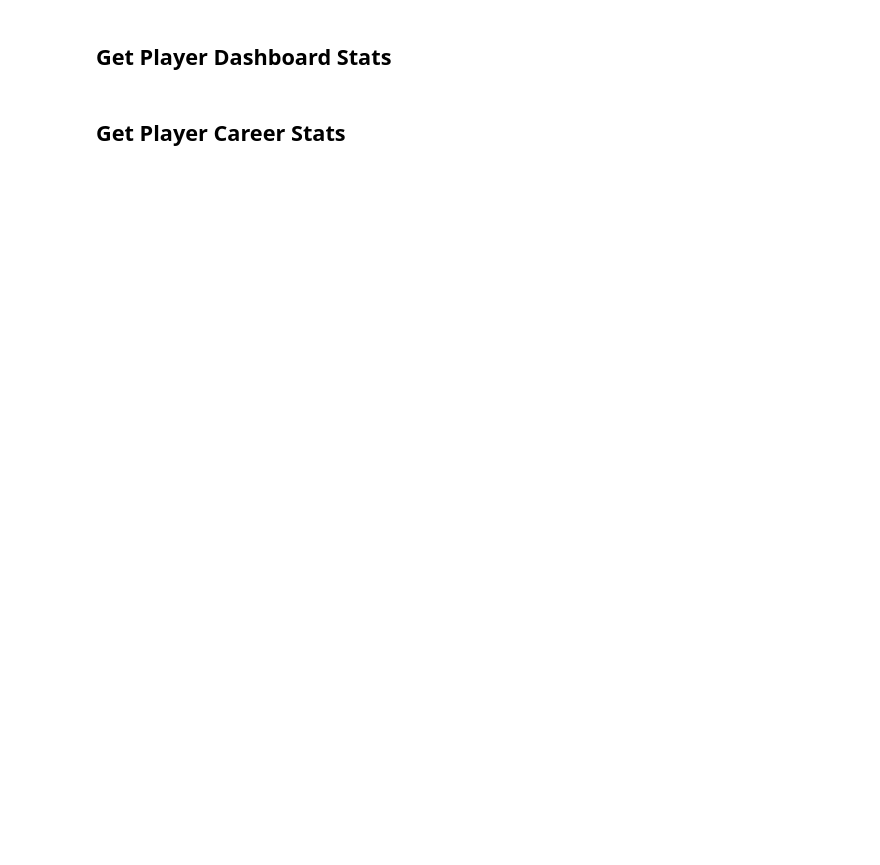
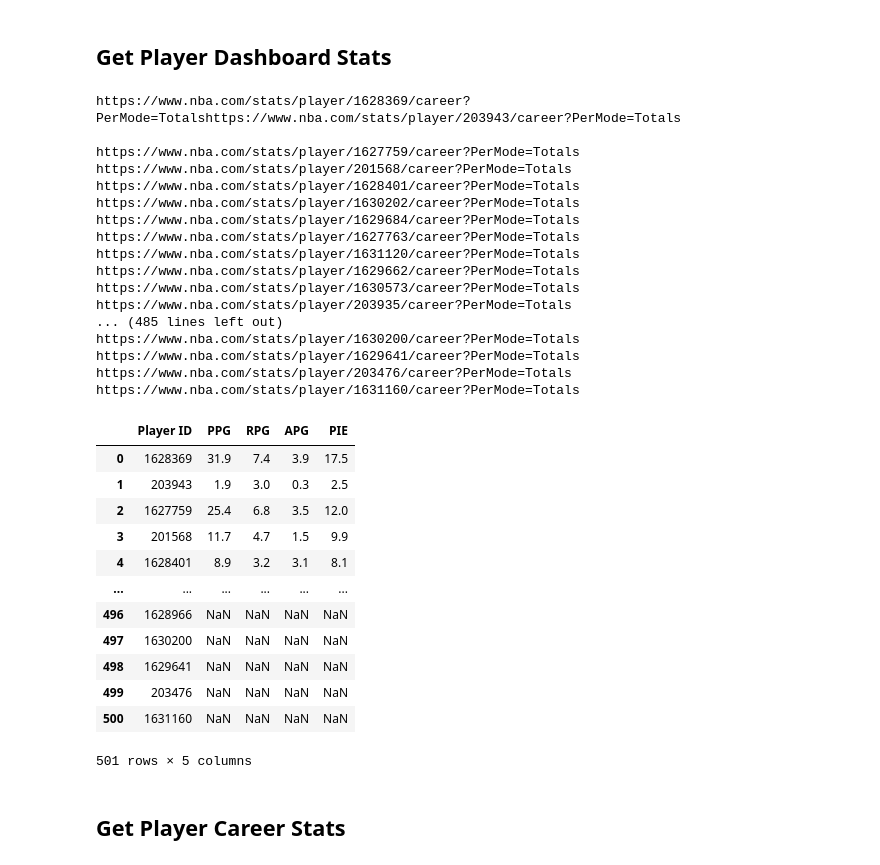
Before and after one commit to darakasrovi/nba_api, a Jupyter notebook: notebooks/NBA Web Scraping.ipynb, the cells around one changed output. Drawn from its saved outputs; the diff is of its cells as text; code cells hidden in the pictures; blank space fills up the shorter version.

```diff
--- a/notebooks/NBA Web Scraping.ipynb
+++ b/notebooks/NBA Web Scraping.ipynb
@@ -247,6 +328,38 @@ def get_all_player_quick_stats(player_ids: List[int]) -> pd.DataFrame:
 # %%
 player_ids = players["PLAYER_ID"].to_list()
 quick_stats = get_all_player_quick_stats(player_ids=player_ids)
+quick_stats
+# %% [output]
+https://www.nba.com/stats/player/1628369/career?PerMode=Totalshttps://www.nba.com/stats/player/203943/career?PerMode=Totals
+
+https://www.nba.com/stats/player/1627759/career?PerMode=Totals
+https://www.nba.com/stats/player/201568/career?PerMode=Totals
+https://www.nba.com/stats/player/1628401/career?PerMode=Totals
+https://www.nba.com/stats/player/1630202/career?PerMode=Totals
+https://www.nba.com/stats/player/1629684/career?PerMode=Totals
+https://www.nba.com/stats/player/1627763/career?PerMode=Totals
+https://www.nba.com/stats/player/1631120/career?PerMode=Totals
+https://www.nba.com/stats/player/1629662/career?PerMode=Totals
+https://www.nba.com/stats/player/1630573/career?PerMode=Totals
+https://www.nba.com/stats/player/203935/career?PerMode=Totals
+... (485 lines left out)
+https://www.nba.com/stats/player/1630200/career?PerMode=Totals
+https://www.nba.com/stats/player/1629641/career?PerMode=Totals
+https://www.nba.com/stats/player/203476/career?PerMode=Totals
+https://www.nba.com/stats/player/1631160/career?PerMode=Totals
+|  | Player ID | PPG | RPG | APG | PIE |
+| 0 | 1628369 | 31.9 | 7.4 | 3.9 | 17.5 |
+| 1 | 203943 | 1.9 | 3.0 | 0.3 | 2.5 |
+| 2 | 1627759 | 25.4 | 6.8 | 3.5 | 12.0 |
+| 3 | 201568 | 11.7 | 4.7 | 1.5 | 9.9 |
+| 4 | 1628401 | 8.9 | 3.2 | 3.1 | 8.1 |
+| ... | ... | ... | ... | ... | ... |
+| 496 | 1628966 | NaN | NaN | NaN | NaN |
+| 497 | 1630200 | NaN | NaN | NaN | NaN |
+| 498 | 1629641 | NaN | NaN | NaN | NaN |
+| 499 | 203476 | NaN | NaN | NaN | NaN |
+| 500 | 1631160 | NaN | NaN | NaN | NaN |
+501 rows × 5 columns
 # %%
 # quick_stats.to_csv(os.path.join("nba", "player_quick_stats.csv"))
 # %% [markdown]
```
Also changed, not shown: parts of 9 cells of this notebook, 3 other files.
